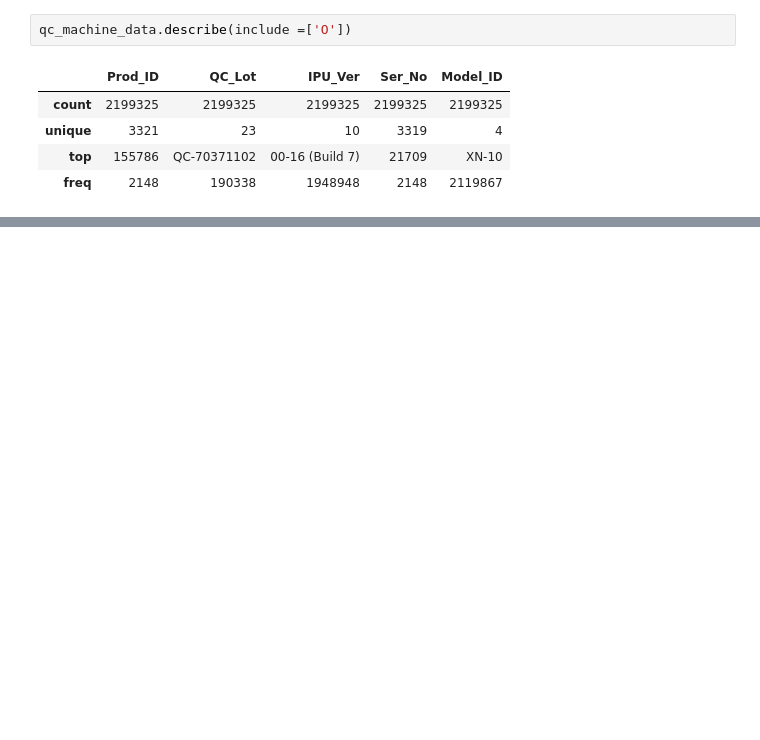
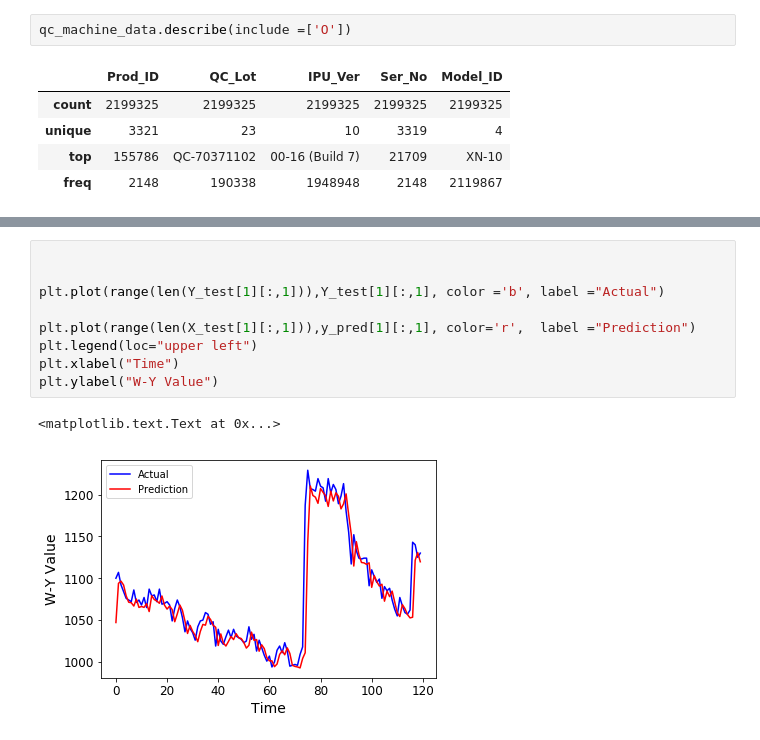
Before and after one commit to james-tn/MIDS, a Jupyter notebook: w205/Sysmex Analyzer Anomaly EDA-Ver0.5.ipynb, the cells around one changed output, grey strips where cells are left out. Cells and saved outputs as stored; diff of their text form; blank space fills up the shorter version.

```diff
--- a/w205/Sysmex Analyzer Anomaly EDA-Ver0.5.ipynb
+++ b/w205/Sysmex Analyzer Anomaly EDA-Ver0.5.ipynb
@@ -407,0 +364,12 @@ y
+# %%
+
+
+plt.plot(range(len(Y_test[1][:,1])),Y_test[1][:,1], color ='b', label ="Actual")
+
+plt.plot(range(len(X_test[1][:,1])),y_pred[1][:,1], color='r',  label ="Prediction")
+plt.legend(loc="upper left")
+plt.xlabel("Time")
+plt.ylabel("W-Y Value")
+# %% [output]
+<matplotlib.text.Text at 0x...>
+[figure, added]
```
Also changed, not shown: parts of 29 cells of this notebook.
